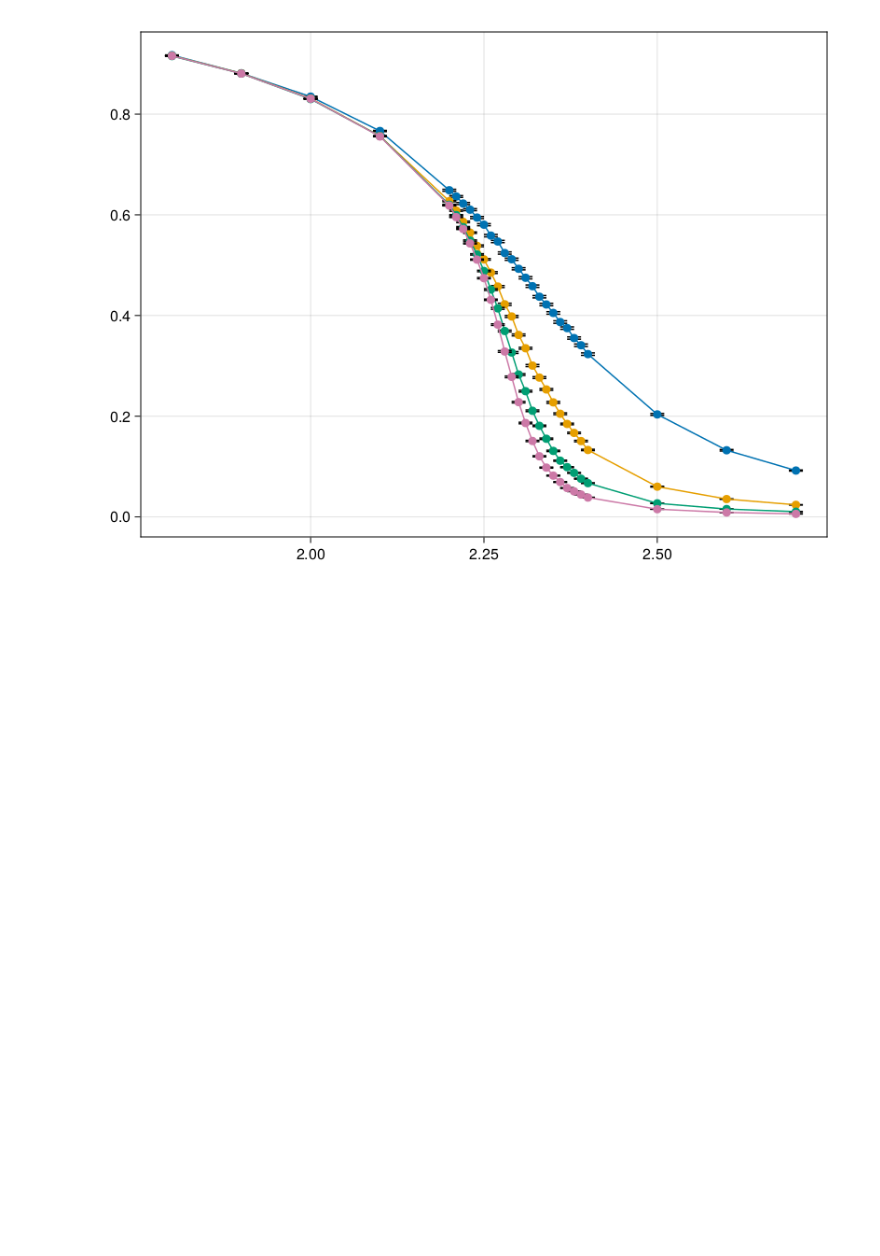
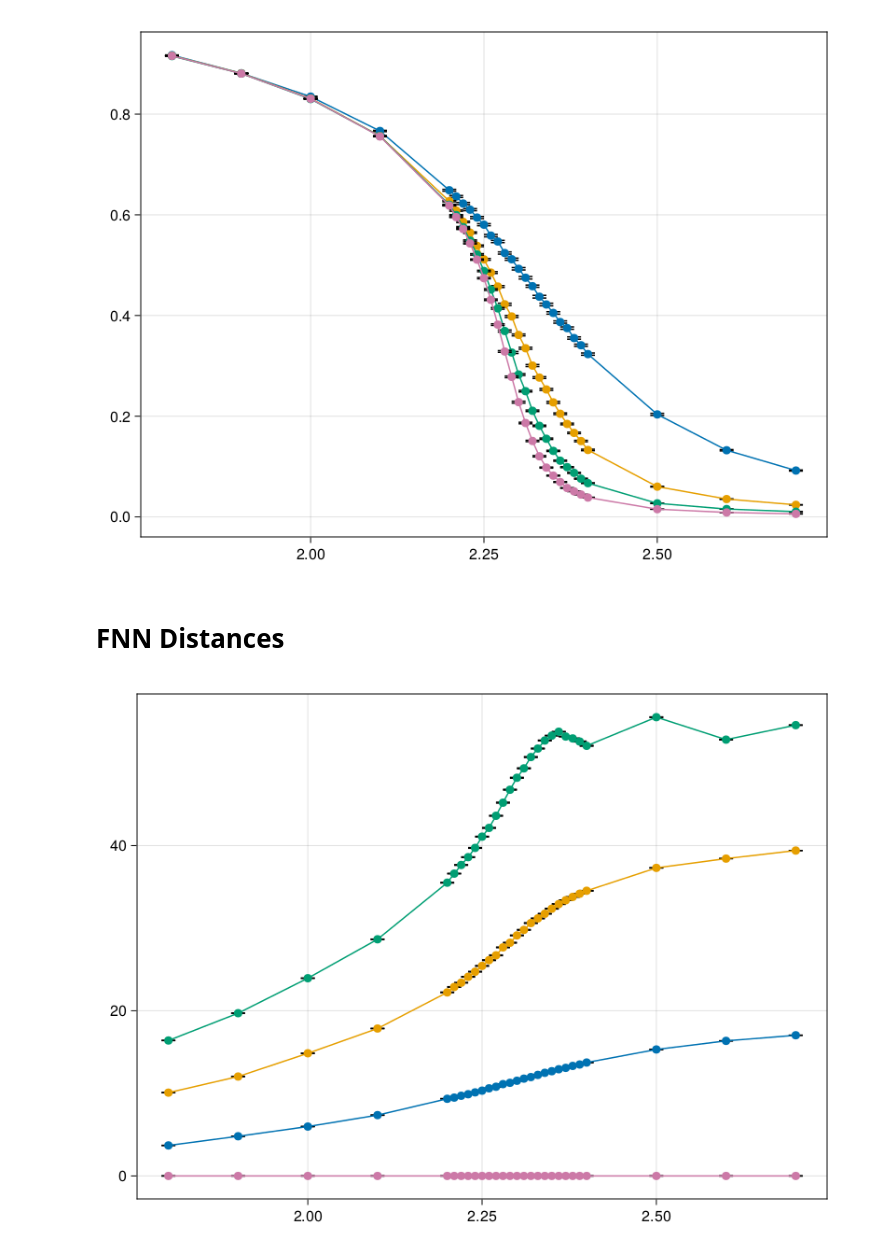
Before and after one commit to JaydevSR/ising-xy-distances-study, a Jupyter notebook: simulations/ising/fnn_structure_factors_analysis.ipynb, the cells around one changed output. Drawn from its saved outputs; the diff is of its cells as text; code cells hidden in the pictures; blank space fills up the shorter version.

```diff
--- a/simulations/ising/fnn_structure_factors_analysis.ipynb
+++ b/simulations/ising/fnn_structure_factors_analysis.ipynb
@@ -73,3 +73,32 @@ end
 f2
 # %% [output]
 [figure]
+# %% [markdown]
+# FNN Distances
+# %%
+fnn_dists, error_fnn_dists = let
+    fnn_dists = zeros(Float64, (length(temps), length(lattice_sizes)))
+    error_fnn_dists = zeros(Float64, (length(temps), length(lattice_sizes)))
+    for stepL in eachindex(lattice_sizes[1:end-1])
+        for stepT in eachindex(temps)
+            T, L = temps[stepT], lattice_sizes[stepL]
+            s_arr = readdlm(joinpath(datapath, "Ising", "Size$L", "fnn_dists", "ising_fnn_dists_temp$(T)_L$(L).txt"), ',')[:, 1]
+            fnn_dists[stepT, stepL] = mean(s_arr)
+            error_fnn_dists[stepT, stepL] = bootstrap_err(s_arr, mean)
+        end
+    end
+    fnn_dists, error_fnn_dists
+end;
+# %%
+f3 = Figure()
+ax3 = Axis(f3[1,1])
+
+for idx=1:size(fnn_dists, 2)
+    col = @view fnn_dists[:, idx]
+    err = @view error_fnn_dists[:, idx]
+    errorbars!(ax3, temps, col, err, whiskerwidth=15)
+    scatterlines!(ax3, temps, col)
+end
+f3
+# %% [output]
+[figure, added]
```
Also changed, not shown: 3 other files.
